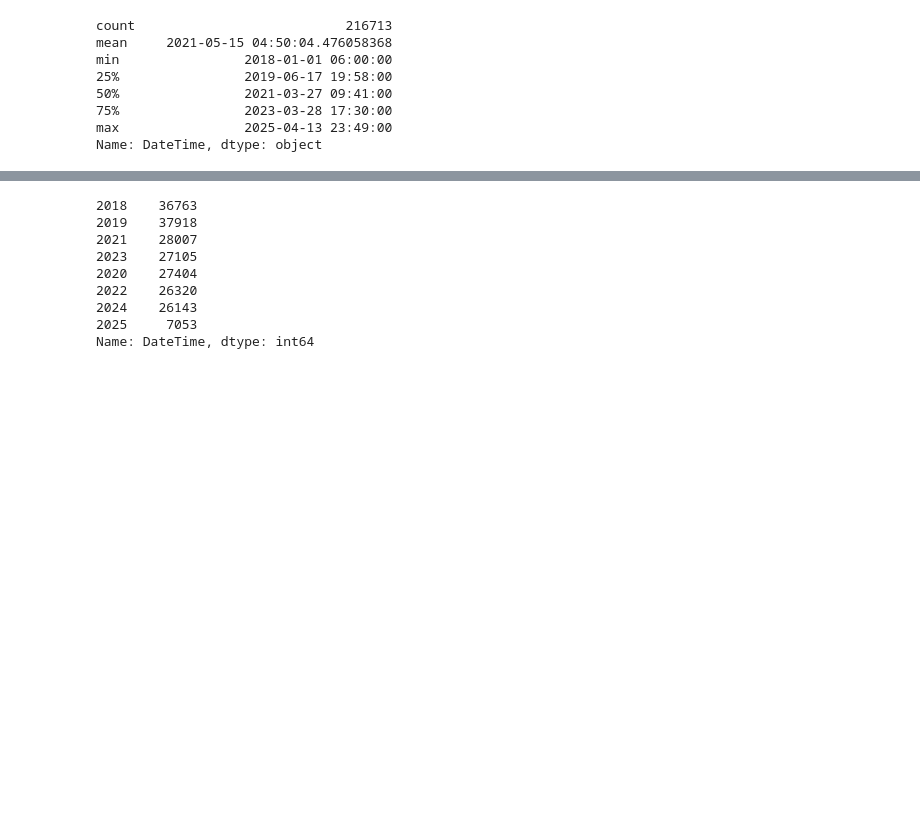
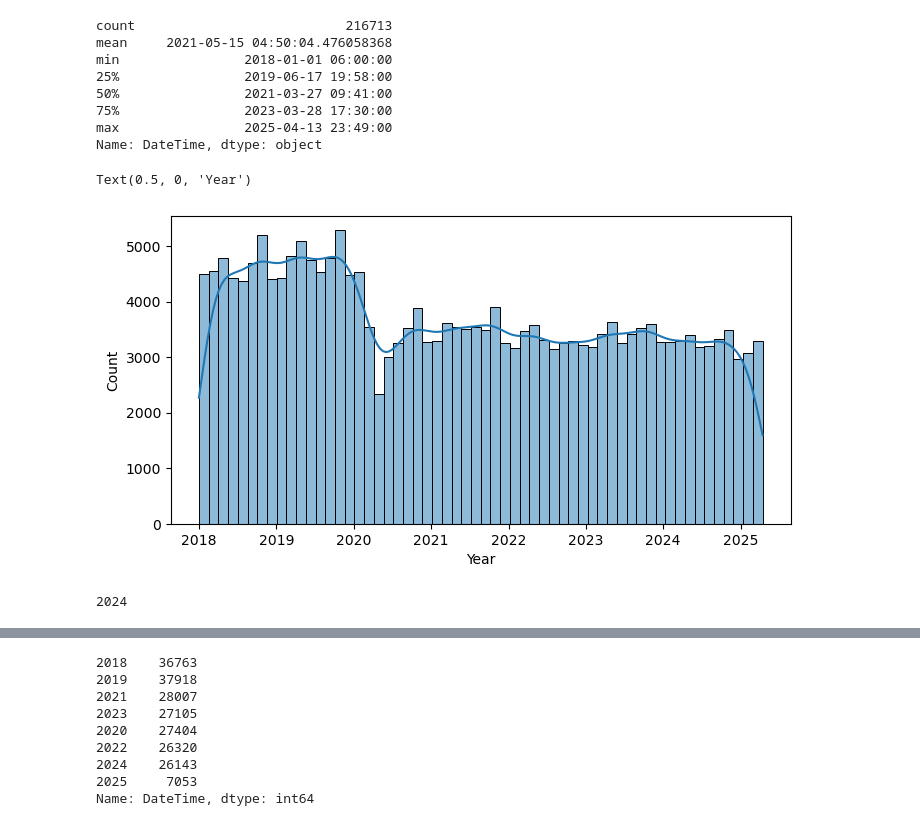
Before and after one commit to essetetsahai/nashville_traffic, a Jupyter notebook: notebooks/traffic_notebook.ipynb, the cells around one changed output, grey strips where cells are left out. Saved outputs shown, nothing was run; the diff lists cells and outputs as text; code cells hidden in the pictures; blank space fills up the shorter version.

```diff
--- a/notebooks/traffic_notebook.ipynb
+++ b/notebooks/traffic_notebook.ipynb
@@ -274,3 +254,16 @@ min                2018-01-01 06:00:00
 75%                2023-03-28 17:30:00
 max                2025-04-13 23:49:00
 Name: DateTime, dtype: object
+# %%
+plt.figure(figsize = (8, 4))
+sns.histplot(data = df, x = df['DateTime'], kde = True)
+plt.xlabel('Year')
+# %% [output]
+Text(0.5, 0, 'Year')
+[figure, added]
+# %%
+#Filter out 2025 for month comparison
+df2 = df.loc[df['DateTime'].dt.year < 2025]
+df2['DateTime'].dt.year.max()
+# %% [output]
+2024
```
Also changed, not shown: parts of 25 cells of this notebook.
